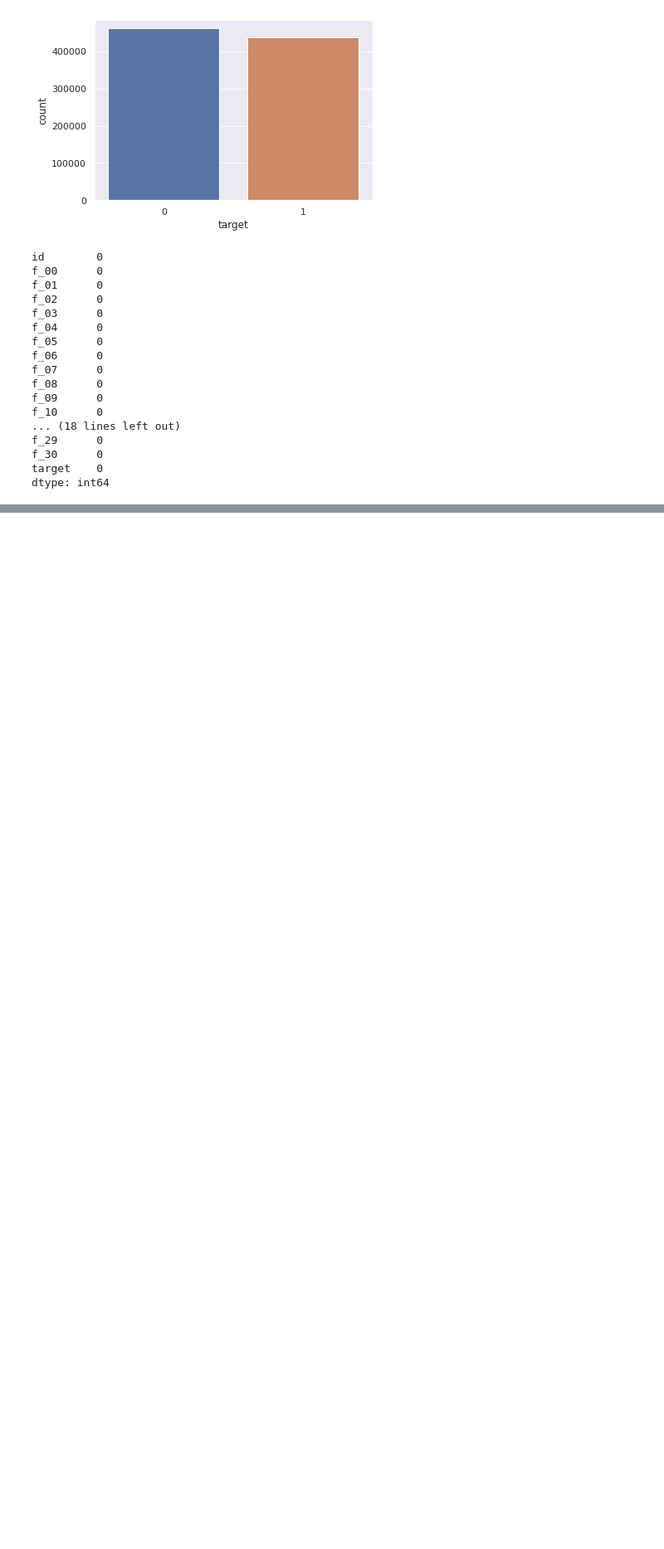
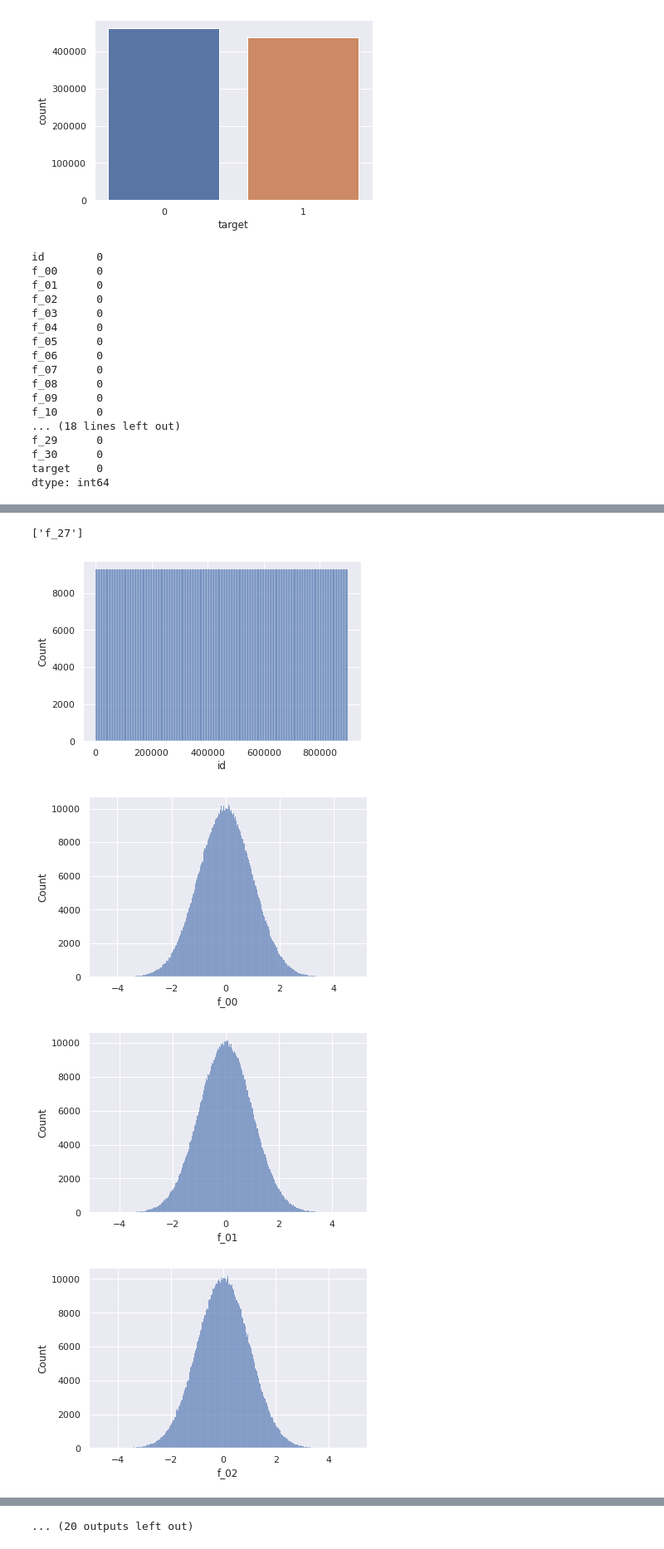
Before and after one commit to SilverSurferClash/Kaggle_Projects, a Jupyter notebook: may-2022-eda.ipynb, the cells around one changed output, grey strips where cells are left out. Shown at 83% size. Cells and saved outputs as stored; diff of their text form; code cells hidden in the pictures; blank space fills up the shorter version.

```diff
--- a/may-2022-eda.ipynb
+++ b/may-2022-eda.ipynb
@@ -82,3 +88,8 @@ f_29      0
 f_30      0
 target    0
 dtype: int64
+# %%
+# % missing values
+print("% missing values\n\n\n")
+for column in df.columns:
+    print(f'{column} : {round((df[column].isna().sum())/(len(df[column]))*100,2)} %')
@@ -93,0 +130,5 @@ dtype: int64
+# %%
+# Identify high cardinality factors -
+#Informs: Factor collapsing
+for column in df.columns:  # printing the no. of unique values in each column
+    print(column,': ' ,len(df[column].unique()))
@@ -101,0 +168,17 @@ dtype: int64
+# %%
+#EDA process - Separate process for categorical
+#and numeric features
+categorical_var=[column for column in train.columns if train[column].dtype== 'object']
+print(categorical_var)
+numerical_var=df.columns.drop(categorical_var)
+# %% [output]
+['f_27']
+# %%
+for column in numerical_var:
+    sns.histplot(df[column])
+    plt.show()
+# %% [output]
+[figure, added]
+[figure, added]
+[figure, added]
+[figure, added]
@@ -101,0 +193 @@ dtype: int64
+... (20 outputs left out)
```
Also changed, not shown: parts of 12 cells of this notebook.
